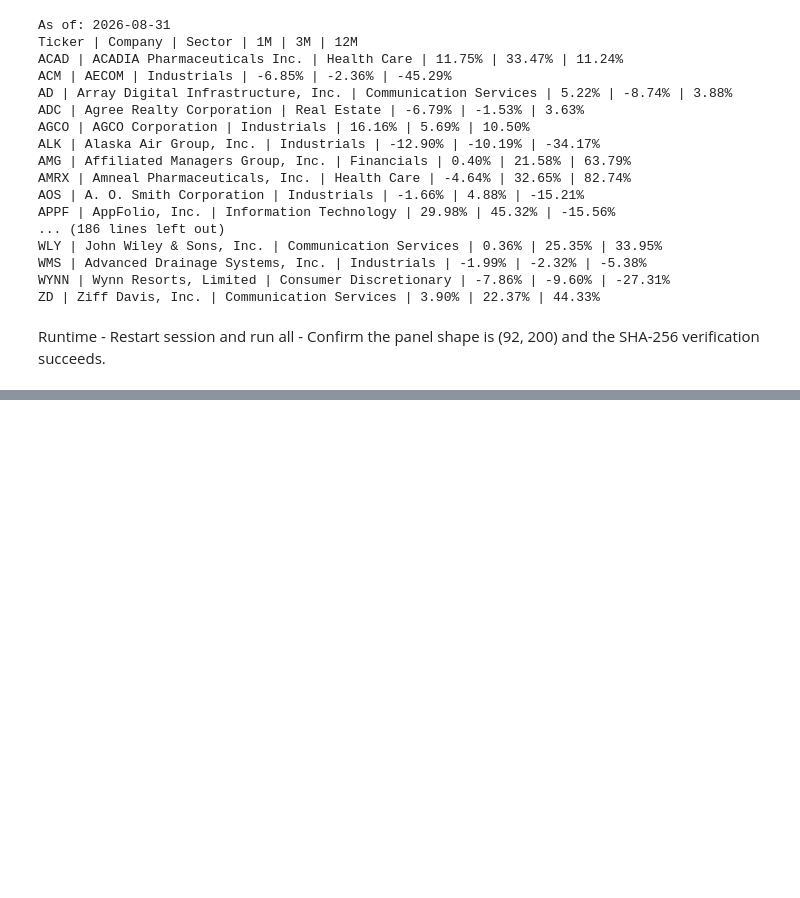
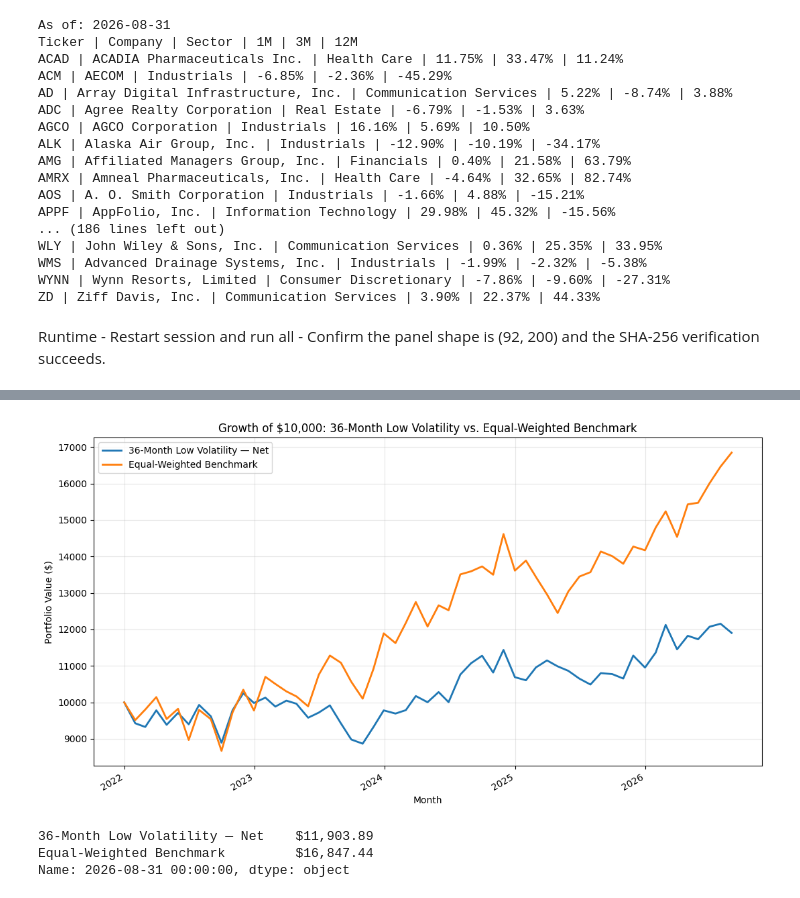
Before and after one commit to Stellamatt0303/FINTECH-P2-MATTEUCCI-CHERVENKA-, a Jupyter notebook: FINA4075_P2_StrategyLab.ipynb, the cells around one changed output, grey strips where cells are left out. Saved outputs shown, nothing was run; the diff lists cells and outputs as text; code cells hidden in the pictures; blank space fills up the shorter version.

```diff
--- a/FINA4075_P2_StrategyLab.ipynb
+++ b/FINA4075_P2_StrategyLab.ipynb
@@ -442,0 +639,15 @@ Runtime - Restart session and run all - Confirm the panel shape is (92, 200) and
+# %%
+
+# Run the locked rule from January 2022 through August 2026
+strategy_values, benchmark_values, turnovers, holdings, t0, t1 = (
+    run_low_volatility_backtest(rets, tickers)
+)
+
+assert len(strategy_values) - 1 == 56
+assert dates[t0].to_period("M") == pd.Period("2022-01")
+assert dates[t1].to_period("M") == pd.Period("2026-08")
+assert all(len(month_holdings) == 20 for month_holdings in holdings)
+
+print("Backtest months:", len(strategy_values) - 1)
+print("First month:", dates[t0].date())
+print("Last month:", dates[t1].date())
@@ -442,0 +716,28 @@ Runtime - Restart session and run all - Confirm the panel shape is (92, 200) and
+# %%
+
+# Growth-of-$10,000 exhibit
+performance_dates = pd.DatetimeIndex(dates[t0:t1 + 1])
+initial_date = performance_dates[0] - pd.offsets.MonthEnd(1)
+growth_dates = pd.DatetimeIndex([initial_date, *performance_dates.tolist()])
+
+growth = pd.DataFrame({
+    "36-Month Low Volatility — Net": 10000 * strategy_values,
+    "Equal-Weighted Benchmark": 10000 * benchmark_values,
+}, index=growth_dates)
+
+ax = growth.plot(figsize=(11, 6), linewidth=2)
+ax.set_title("Growth of $10,000: 36-Month Low Volatility vs. Equal-Weighted Benchmark")
+ax.set_xlabel("Month")
+ax.set_ylabel("Portfolio Value ($)")
+ax.grid(alpha=0.3)
+ax.legend()
+plt.tight_layout()
+plt.show()
+
+assert growth.iloc[0].eq(10000).all()
+print(growth.iloc[-1].map(lambda value: f"${value:,.2f}"))
+# %% [output]
+[figure, added]
+36-Month Low Volatility — Net    $11,903.89
+Equal-Weighted Benchmark         $16,847.44
+Name: 2026-08-31 00:00:00, dtype: object
```
Also changed, not shown: parts of 14 cells of this notebook.
